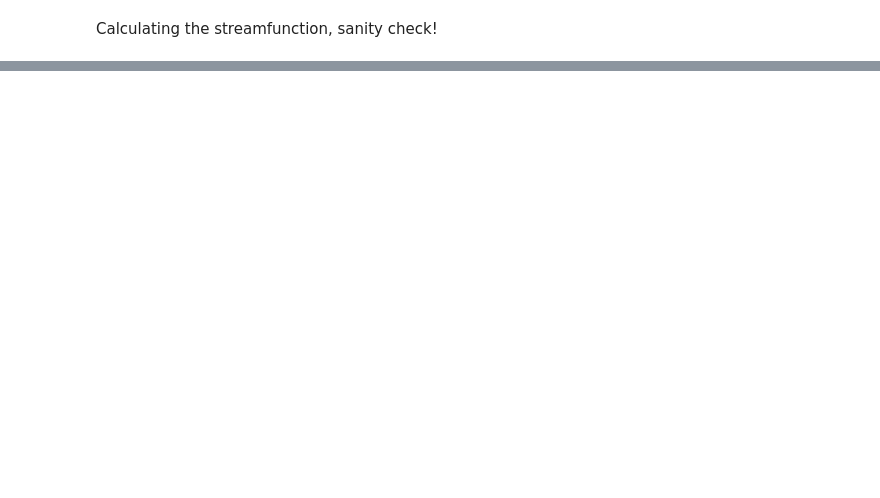
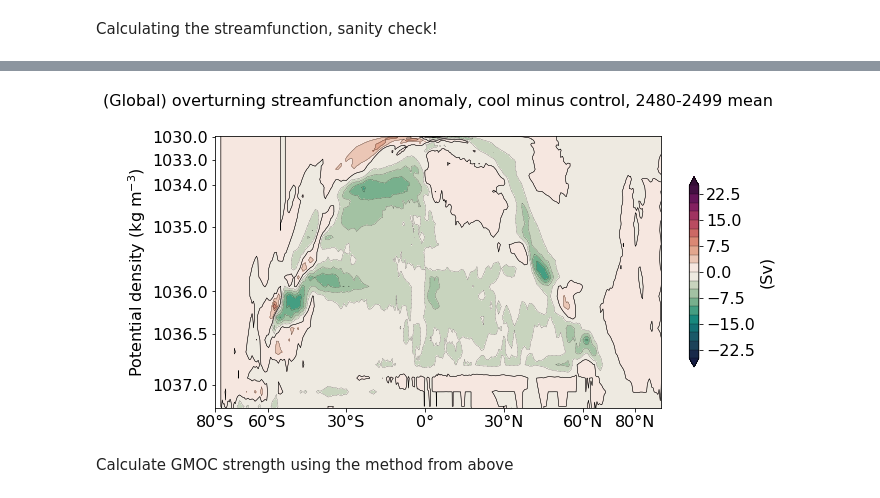
Before and after one commit to mpudig/HonoursThesis, a Jupyter notebook: Analysis_code/streamfunction_weirdness.ipynb, the cells around one changed output, grey strips where cells are left out. Cells and saved outputs as stored; diff of their text form; code cells hidden in the pictures; blank space fills up the shorter version.

```diff
--- a/Analysis_code/streamfunction_weirdness.ipynb
+++ b/Analysis_code/streamfunction_weirdness.ipynb
@@ -92,0 +53,18 @@ plt.grid()
+# %%
+expt = '1deg_jra55_ryf_cool_x1'
+yr_beg = '2480-01-02'
+yr_end = '2499-12-31'
+
+psi = cc.querying.getvar(expt, 'ty_trans_rho', session, start_time = yr_beg, end_time = yr_end).sum('grid_xt_ocean')
+psiGM = cc.querying.getvar(expt, 'ty_trans_rho_gm', session, start_time = yr_beg, end_time = yr_end).sum('grid_xt_ocean')
+
+# convert from kg m**-1 to Sv
+rho = 1035 # mean density of sea-water in kg/m^3
+psi = psi / (1e6*rho) # converts kg/s to Sv
+psiGM = psiGM / (1e6*rho)
+
+# Now, cumulatively sum the transport in the vertical. Note that in MOM5 the ty_trans_rho_GM variable is
+# computed differently and does not require summing in the vertical. Once the calculation has been laid out,
+# we then load the variable to force the computation to occur.
+psi_avg = psi.cumsum('potrho') - psi.sum('potrho')
+psi_cool = (psi_avg + psiGM).mean('time').load()
@@ -92,0 +183,50 @@ plt.grid()
+# %%
+### Plotting ###
+
+fig, ax1 = plt.subplots(1,1,figsize=(10, 5))
+ticks = np.linspace(-25,25,21)
+yticks = np.array([1030, 1033, 1034, 1035, 1036,1036.5, 1037])
+plot_range = [-80, 80]
+
+psi_anom = psi_cool - psi_cont
+
+scfac = 4  ## A power to set the stretching
+p1 = ax1.contourf(psi_anom.grid_yu_ocean, (psi_anom.potrho - 1028) ** scfac, psi_anom, cmap=cm.cm.curl, levels=ticks, extend='both')
+
+# add colour bar
+#cax = fig.add_axes([0.075, -.01, 0.25, 0.015]) # position: [x0, y0, width, height]
+cb=plt.colorbar(p1,orientation='vertical', shrink = 0.7)
+cb.set_label(label='(Sv)', size=16)
+cb.ax.tick_params(labelsize=16)
+# tick_locator = ticker.MaxNLocator(nbins=5)
+# cb.locator = tick_locator
+# cb.update_ticks()
+
+p11a = ax1.contour(psi_anom.grid_yu_ocean, (psi_anom.potrho - 1028) ** scfac, psi_anom, levels=ticks, colors='k', linewidths=0.25)
+p11 = ax1.contour(psi_anom.grid_yu_ocean, (psi_anom.potrho - 1028) ** scfac, psi_anom, levels=[0.0,], colors='k', linewidths=0.5)
+cb.add_lines(p11a) # add contours to colour bar
+#cb.add_lines(p11)
+
+ax1.set_yticks((yticks-1028)**scfac)
+ax1.set_yticklabels(yticks)
+ax1.set_ylim([0.5**scfac, 9.2**scfac])
+
+# ticklabel  size
+plt.xticks(fontsize=16); plt.yticks(fontsize=16)
+ax1.yaxis.offsetText.set_fontsize(16); ax1.yaxis.major.formatter._useMathText = True # use scientific notation
+ax1.xaxis.offsetText.set_fontsize(16) # change font size of exponent
+
+ax1.invert_yaxis()
+ax1.set_ylabel('Potential density (kg m$^{-3}$)', fontsize=16);
+
+ax1.set_xticks([-80,-60,-30,0,30,60,80])
+ax1.set_xticklabels(['80°S','60°S','30°S','0°','30°N','60°N','80°N'], minor=False)
+
+ax1.set_title('(Global) overturning streamfunction anomaly, cool minus control, 2480-2499 mean', fontsize=16, pad=30)
+
+plt.savefig('rho_lat_streamfunction_cool_anom.jpg',
+            dpi=300, bbox_inches='tight')
+# %% [output]
+[figure, added]
+# %% [markdown]
+Calculate GMOC strength using the method from above
```
Also changed, not shown: parts of 16 cells of this notebook, 21 other files.
